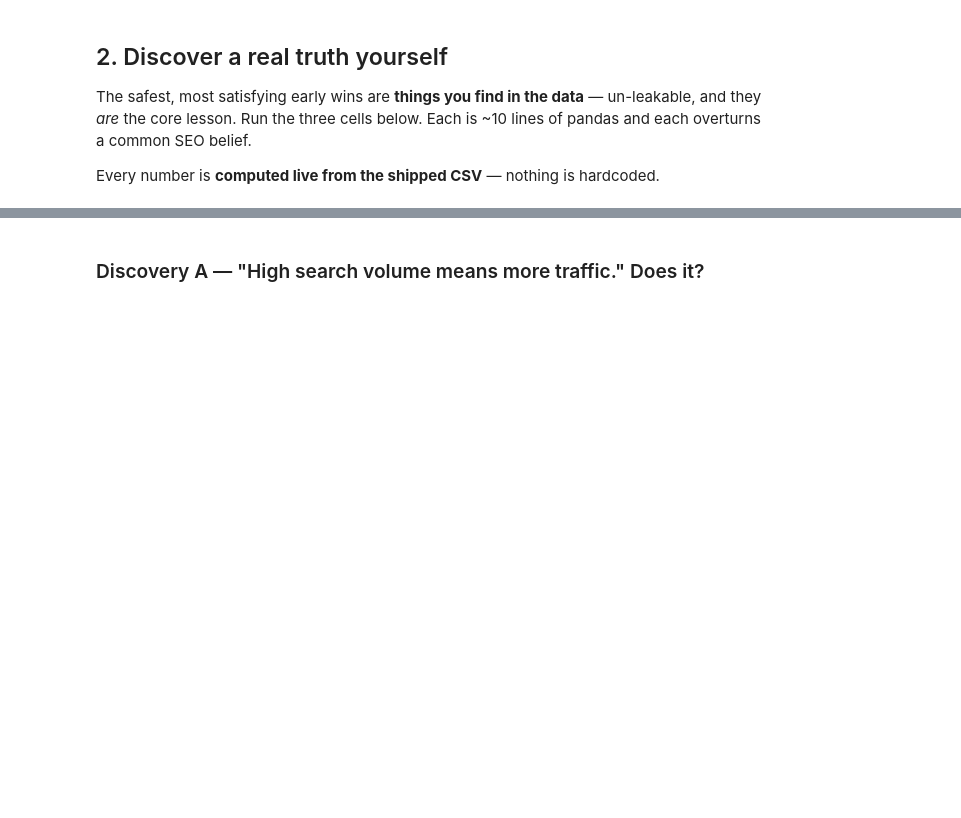
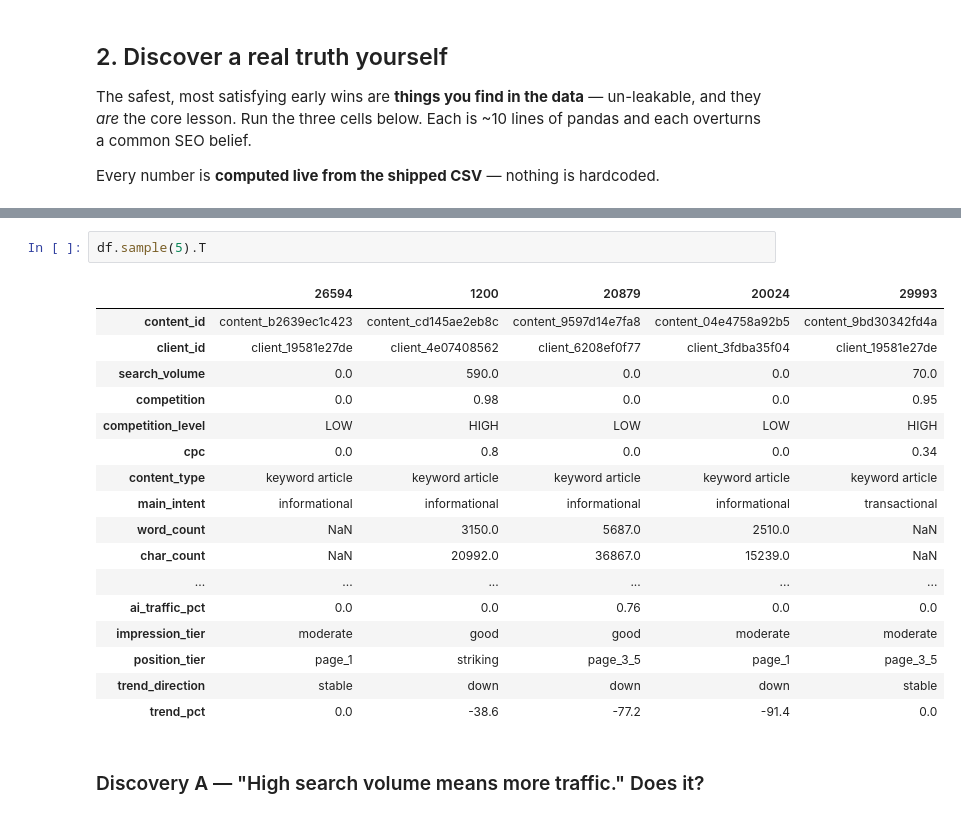
Before and after one commit to 00Bhuwan/flyrank-ml-internship-my-work, a Jupyter notebook: notebooks/01_first_look_and_discovery.ipynb, the cells around one changed output, grey strips where cells are left out. Saved outputs shown, nothing was run; the diff lists cells and outputs as text; blank space fills up the shorter version.

```diff
--- a/notebooks/01_first_look_and_discovery.ipynb
+++ b/notebooks/01_first_look_and_discovery.ipynb
@@ -69,3 +121,23 @@ df.head(3)
+# %%
+df.sample(5).T
+# %% [output]
+|  | 26594 | 1200 | 20879 | 20024 | 29993 |
+| content_id | content_b2639ec1c423 | content_cd145ae2eb8c | content_9597d14e7fa8 | content_04e4758a92b5 | content_9bd30342fd4a |
+| client_id | client_19581e27de | client_4e07408562 | client_6208ef0f77 | client_3fdba35f04 | client_19581e27de |
+| search_volume | 0.0 | 590.0 | 0.0 | 0.0 | 70.0 |
+| competition | 0.0 | 0.98 | 0.0 | 0.0 | 0.95 |
+| competition_level | LOW | HIGH | LOW | LOW | HIGH |
+| cpc | 0.0 | 0.8 | 0.0 | 0.0 | 0.34 |
+| content_type | keyword article | keyword article | keyword article | keyword article | keyword article |
+| main_intent | informational | informational | informational | informational | transactional |
+| word_count | NaN | 3150.0 | 5687.0 | 2510.0 | NaN |
+| char_count | NaN | 20992.0 | 36867.0 | 15239.0 | NaN |
+| ... | ... | ... | ... | ... | ... |
+| ai_traffic_pct | 0.0 | 0.0 | 0.76 | 0.0 | 0.0 |
+| impression_tier | moderate | good | good | moderate | moderate |
+| position_tier | page_1 | striking | page_3_5 | page_1 | page_3_5 |
+| trend_direction | stable | down | down | down | stable |
+| trend_pct | 0.0 | -38.6 | -77.2 | -91.4 | 0.0 |
 # %% [markdown]
 ### Discovery A — "High search volume means more traffic." Does it?
 # %%
```
Also changed, not shown: parts of 24 cells of this notebook, 1 other file.
